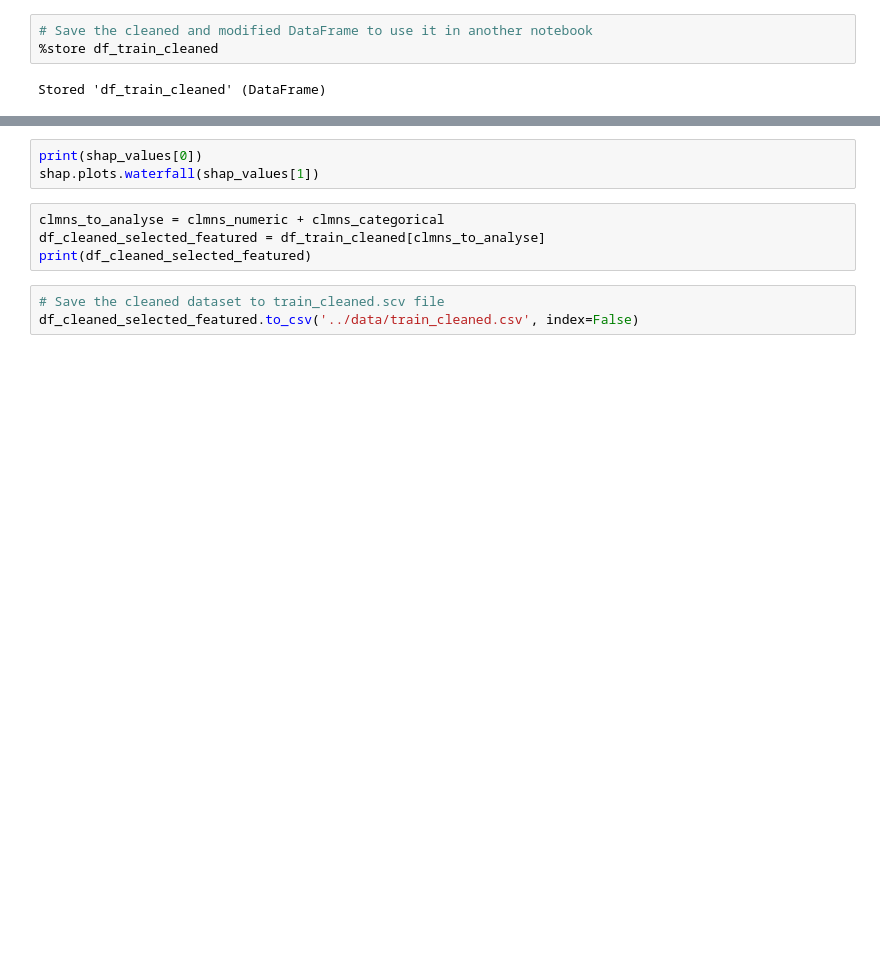
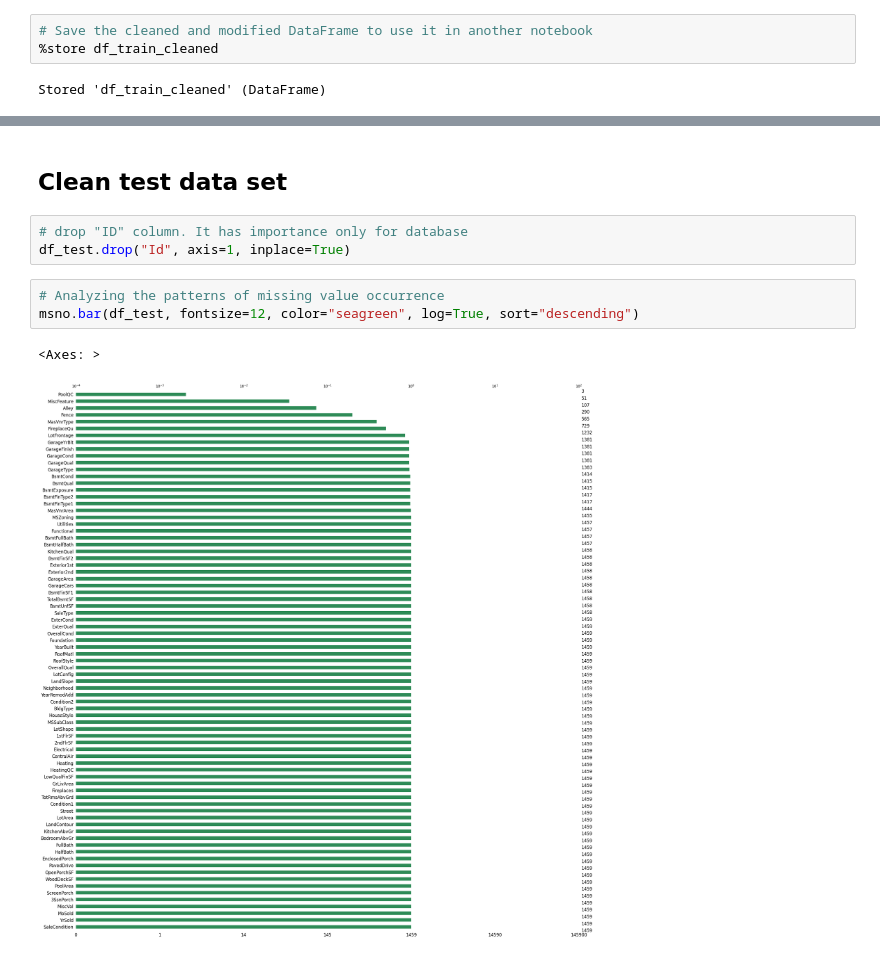
Before and after one commit to anzak-hub/house_prices_prediction, a Jupyter notebook: data_manipulation/data_cleaning.ipynb, the cells around one changed output, grey strips where cells are left out. Cells and saved outputs as stored; diff of their text form; blank space fills up the shorter version.

```diff
--- a/data_manipulation/data_cleaning.ipynb
+++ b/data_manipulation/data_cleaning.ipynb
@@ -970,10 +465,11 @@ clmns_categorical = ["ExterQual", "FireplaceQu", "MSZoning",
-# %%
-print(shap_values[0])
-shap.plots.waterfall(shap_values[1])
-# %%
-clmns_to_analyse = clmns_numeric + clmns_categorical
-df_cleaned_selected_featured = df_train_cleaned[clmns_to_analyse]
-print(df_cleaned_selected_featured)
-# %%
-# Save the cleaned dataset to train_cleaned.scv file
-df_cleaned_selected_featured.to_csv('../data/train_cleaned.csv', index=False)
+# %% [markdown]
+## Clean test data set
+# %%
+# drop "ID" column. It has importance only for database
+df_test.drop("Id", axis=1, inplace=True)
+# %%
+# Analyzing the patterns of missing value occurrence
+msno.bar(df_test, fontsize=12, color="seagreen", log=True, sort="descending")
+# %% [output]
+<Axes: >
+[figure, added]
```
Also changed, not shown: parts of 40 cells of this notebook, 12 other files.
